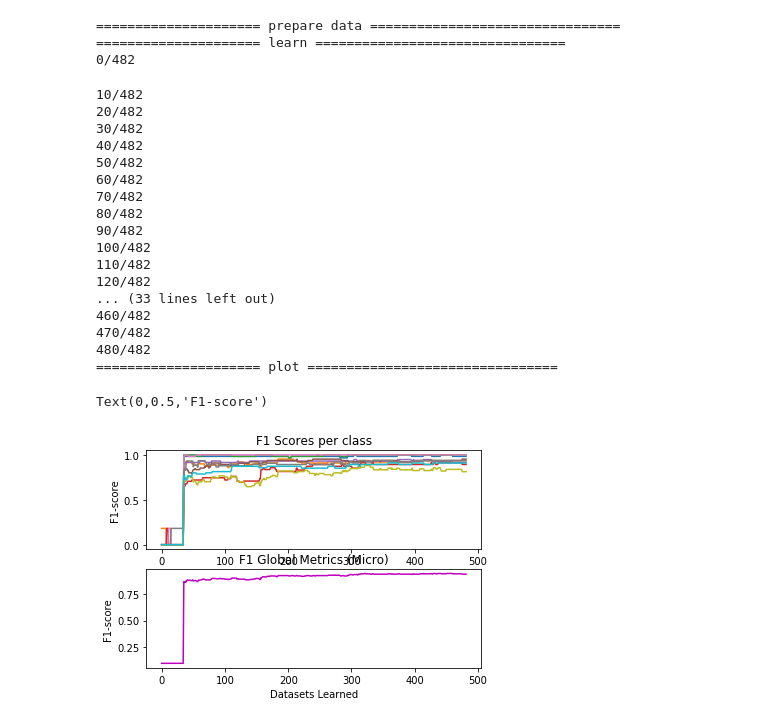
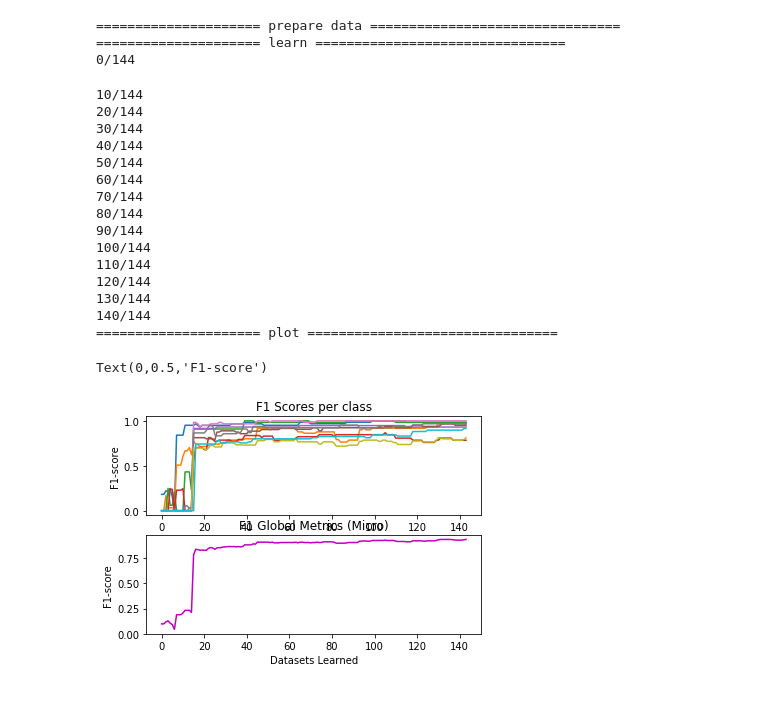
Before and after one commit to Oleffa/MultivariateNormalDistribution, a Jupyter notebook: mvn_interactive_digits.ipynb, the cells around one changed output. Saved outputs shown, nothing was run; the diff lists cells and outputs as text; code cells hidden in the pictures.

```diff
--- a/mvn_interactive_digits.ipynb
+++ b/mvn_interactive_digits.ipynb
@@ -69,12 +69,13 @@ def predictOutcome(data, y, mvn_list, dimensions, verbose=False):
             if m.updatedPrior: # In the beginning not all mvns are updated using MAP thats why we have to check
                 logliks.append(m.logPosteriorPredictive(cur))
                 #print("TRUE: add loglik for mvn       [{}]: {}".format(bla,m.logPosteriorPredictive(cur)))
-            else:
+            #else:
                 #print("FALSE: no updated prior for mvn[{}], adding 0 to logliks".format(bla))
-                logliks.append(0)
+                #logliks.append(0)
         if verbose:
             print("predicted: {}, acutal: {}".format(logliks.index(max(logliks)), y[i]))
-        out.append(logliks.index(max(logliks)))
+        if len(logliks) > 0:
+            out.append(logliks.index(max(logliks)))
     #print("===done===")
     return out
 def concatenate_all(input_list, axis=0):
@@ -96,8 +97,8 @@ X = digits.data # Features
 y = digits.target # Targets
 #X = iris.data
 #y = iris.target
-X = boston.data
-y = boston.target
+#X = boston.data
+#y = boston.target
 target_number = len(set(y)) # Number of different targets
 
 
@@ -161,7 +162,7 @@ X_training, y_training = utils.shuffle(X_training,y_training)
 # Lists to store f1 score information
 f_scores = []
 f1_list = []
-for j in range(0,int(len(X_training)/3)):
+for j in range(0,int(len(X_training)/10)):
     for i in range(0, target_number):
         if y_training[j] == i:
             X_train = np.transpose(X_training[i])
@@ -170,52 +171,50 @@ for j in range(0,int(len(X_training)/3)):
             y_pred = predictOutcome(X_testing, y_testing,mvns, dimensions)
             f1 = metrics.f1_score(y_testing, y_pred, average=None)
             f_scores.append(f1)
             f1_list.append(metrics.f1_score(y_testing, y_pred, average='micro'))
     if j%10==0:
-        print("{}/{}".format(j,int(len(X_training)/3)))
+        print("{}/{}".format(j,int(len(X_training)/10)))
 print("===================== plot ================================")
 #show_internal_number_representation(mvns[8])
 
 f_scores = np.transpose(np.array(f_scores))
 #show_internal_number_representation(mvns[1])
 x_tick = range(0,len(f_scores[0]))
 fig = plt.figure()
 # Plot f1 score for each class
 plt.subplot(211)
 plt.title("F1 Scores per class")
 plt.xlabel("Datasets Learned")
 plt.ylabel("F1-score")
 for j in range(0, target_number):
     plt.plot(x_tick,(f_scores[j]))
 # Plot the f1 score globally by counting the total true positives, false negatives and false positives.
 plt.subplot(212)
 plt.plot(x_tick,f1_list,color='m')
 plt.title("F1 Global Metrics (Micro)")
 plt.xlabel("Datasets Learned")
 plt.ylabel("F1-score")
 # %% [output]
 ===================== prepare data ================================
 ===================== learn ================================
-0/482
+0/144
-10/482
-20/482
-30/482
-40/482
-50/482
-60/482
-70/482
-80/482
-90/482
-100/482
-110/482
-120/482
-... (33 lines left out)
-460/482
-470/482
-480/482
+10/144
+20/144
+30/144
+40/144
+50/144
+60/144
+70/144
+80/144
+90/144
+100/144
+110/144
+120/144
+130/144
+140/144
 ===================== plot ================================
 Text(0,0.5,'F1-score')
-[figure, old version]
+[figure, new version]
 # %%
 # Test the mvn classifier
 print(X_testing)
```
Also changed, not shown: parts of 1 cell of this notebook.
